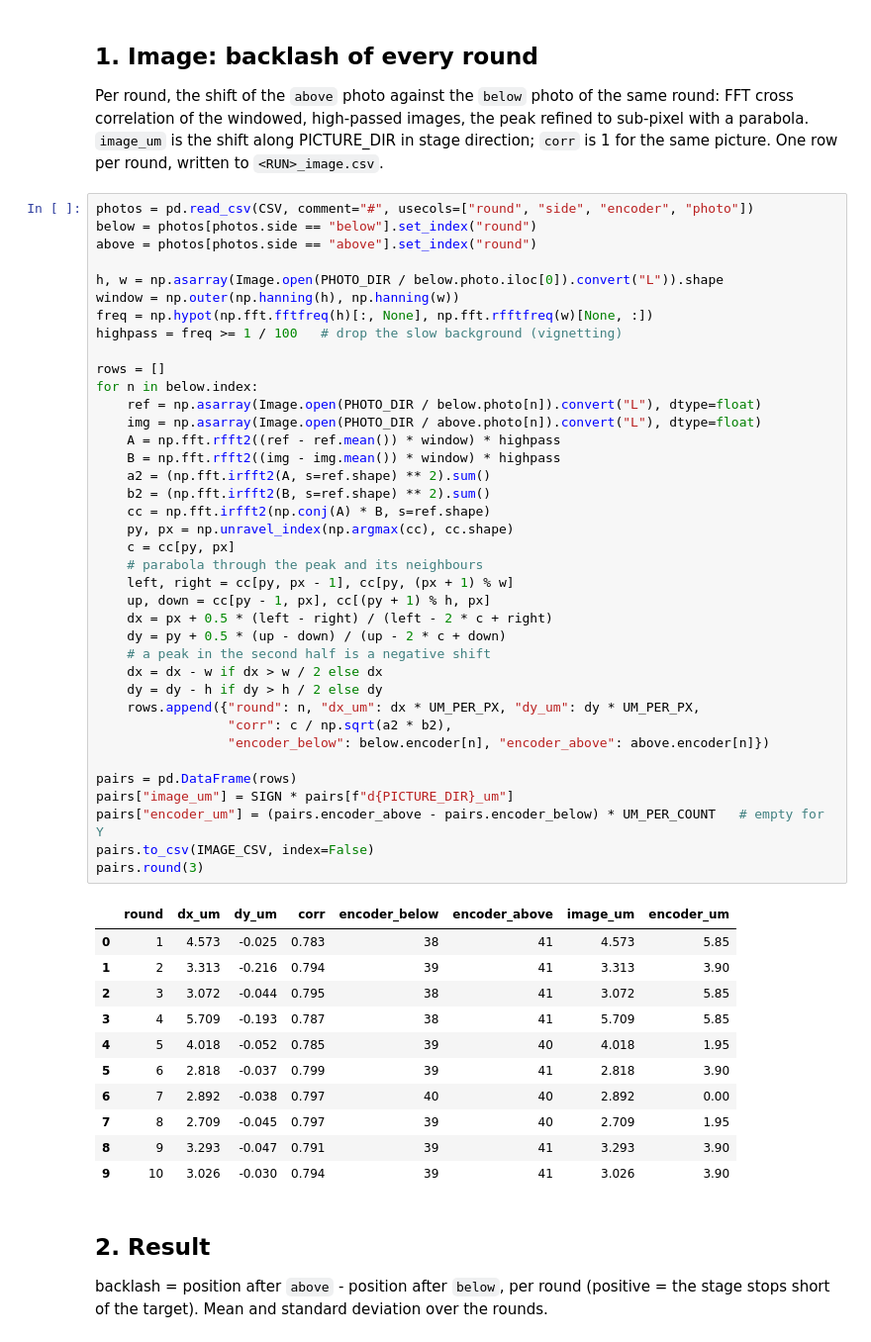
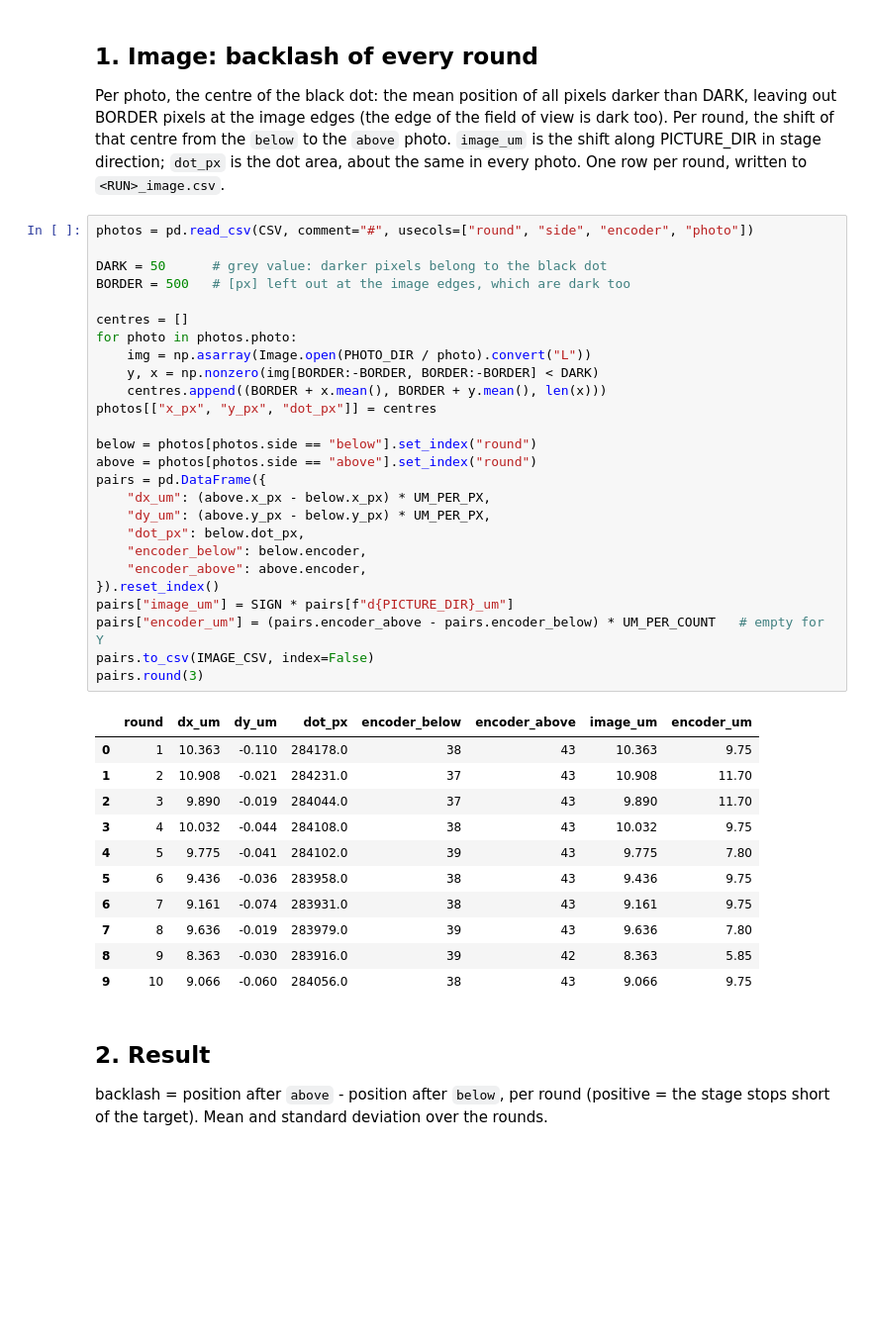
Before and after one commit to haikew/uc2-esp32, a Jupyter notebook: tools/PYTHON/encoder_test/backlash.ipynb, the cells around one changed output. Shown at 99% size. Cells and saved outputs as stored; diff of their text form; blank space fills up the shorter version.

```diff
--- a/tools/PYTHON/encoder_test/backlash.ipynb
+++ b/tools/PYTHON/encoder_test/backlash.ipynb
@@ -42,60 +42,49 @@ COLOR = "#eb6834"       # linear encoder, as the 24 h linear run
 # %% [markdown]
 ## 1. Image: backlash of every round
 
-Per round, the shift of the `above` photo against the `below` photo of the same round: FFT cross
-correlation of the windowed, high-passed images, the peak refined to sub-pixel with a parabola.
-`image_um` is the shift along PICTURE_DIR in stage direction; `corr` is 1 for the same picture.
+Per photo, the centre of the black dot: the mean position of all pixels darker than DARK, leaving out
+BORDER pixels at the image edges (the edge of the field of view is dark too).
+Per round, the shift of that centre from the `below` to the `above` photo.
+`image_um` is the shift along PICTURE_DIR in stage direction; `dot_px` is the dot area, about the same in every photo.
 One row per round, written to `<RUN>_image.csv`.
 # %%
 photos = pd.read_csv(CSV, comment="#", usecols=["round", "side", "encoder", "photo"])
+
+DARK = 50      # grey value: darker pixels belong to the black dot
+BORDER = 500   # [px] left out at the image edges, which are dark too
+
+centres = []
+for photo in photos.photo:
+    img = np.asarray(Image.open(PHOTO_DIR / photo).convert("L"))
+    y, x = np.nonzero(img[BORDER:-BORDER, BORDER:-BORDER] < DARK)
+    centres.append((BORDER + x.mean(), BORDER + y.mean(), len(x)))
+photos[["x_px", "y_px", "dot_px"]] = centres
+
 below = photos[photos.side == "below"].set_index("round")
 above = photos[photos.side == "above"].set_index("round")
-
-h, w = np.asarray(Image.open(PHOTO_DIR / below.photo.iloc[0]).convert("L")).shape
-window = np.outer(np.hanning(h), np.hanning(w))
-freq = np.hypot(np.fft.fftfreq(h)[:, None], np.fft.rfftfreq(w)[None, :])
-highpass = freq >= 1 / 100   # drop the slow background (vignetting)
-
-rows = []
-for n in below.index:
-    ref = np.asarray(Image.open(PHOTO_DIR / below.photo[n]).convert("L"), dtype=float)
-    img = np.asarray(Image.open(PHOTO_DIR / above.photo[n]).convert("L"), dtype=float)
-    A = np.fft.rfft2((ref - ref.mean()) * window) * highpass
-    B = np.fft.rfft2((img - img.mean()) * window) * highpass
-    a2 = (np.fft.irfft2(A, s=ref.shape) ** 2).sum()
-    b2 = (np.fft.irfft2(B, s=ref.shape) ** 2).sum()
-    cc = np.fft.irfft2(np.conj(A) * B, s=ref.shape)
-    py, px = np.unravel_index(np.argmax(cc), cc.shape)
-    c = cc[py, px]
-    # parabola through the peak and its neighbours
-    left, right = cc[py, px - 1], cc[py, (px + 1) % w]
-    up, down = cc[py - 1, px], cc[(py + 1) % h, px]
-    dx = px + 0.5 * (left - right) / (left - 2 * c + right)
-    dy = py + 0.5 * (up - down) / (up - 2 * c + down)
-    # a peak in the second half is a negative shift
-    dx = dx - w if dx > w / 2 else dx
-    dy = dy - h if dy > h / 2 else dy
-    rows.append({"round": n, "dx_um": dx * UM_PER_PX, "dy_um": dy * UM_PER_PX,
-                 "corr": c / np.sqrt(a2 * b2),
-                 "encoder_below": below.encoder[n], "encoder_above": above.encoder[n]})
-
-pairs = pd.DataFrame(rows)
+pairs = pd.DataFrame({
+    "dx_um": (above.x_px - below.x_px) * UM_PER_PX,
+    "dy_um": (above.y_px - below.y_px) * UM_PER_PX,
+    "dot_px": below.dot_px,
+    "encoder_below": below.encoder,
+    "encoder_above": above.encoder,
+}).reset_index()
 pairs["image_um"] = SIGN * pairs[f"d{PICTURE_DIR}_um"]
 pairs["encoder_um"] = (pairs.encoder_above - pairs.encoder_below) * UM_PER_COUNT   # empty for Y
 pairs.to_csv(IMAGE_CSV, index=False)
 pairs.round(3)
 # %% [output]
-|  | round | dx_um | dy_um | corr | encoder_below | encoder_above | image_um | encoder_um |
-| 0 | 1 | 4.573 | -0.025 | 0.783 | 38 | 41 | 4.573 | 5.85 |
-| 1 | 2 | 3.313 | -0.216 | 0.794 | 39 | 41 | 3.313 | 3.90 |
-| 2 | 3 | 3.072 | -0.044 | 0.795 | 38 | 41 | 3.072 | 5.85 |
-| 3 | 4 | 5.709 | -0.193 | 0.787 | 38 | 41 | 5.709 | 5.85 |
-| 4 | 5 | 4.018 | -0.052 | 0.785 | 39 | 40 | 4.018 | 1.95 |
-| 5 | 6 | 2.818 | -0.037 | 0.799 | 39 | 41 | 2.818 | 3.90 |
-| 6 | 7 | 2.892 | -0.038 | 0.797 | 40 | 40 | 2.892 | 0.00 |
-| 7 | 8 | 2.709 | -0.045 | 0.797 | 39 | 40 | 2.709 | 1.95 |
-| 8 | 9 | 3.293 | -0.047 | 0.791 | 39 | 41 | 3.293 | 3.90 |
-| 9 | 10 | 3.026 | -0.030 | 0.794 | 39 | 41 | 3.026 | 3.90 |
+|  | round | dx_um | dy_um | dot_px | encoder_below | encoder_above | image_um | encoder_um |
+| 0 | 1 | 10.363 | -0.110 | 284178.0 | 38 | 43 | 10.363 | 9.75 |
+| 1 | 2 | 10.908 | -0.021 | 284231.0 | 37 | 43 | 10.908 | 11.70 |
+| 2 | 3 | 9.890 | -0.019 | 284044.0 | 37 | 43 | 9.890 | 11.70 |
+| 3 | 4 | 10.032 | -0.044 | 284108.0 | 38 | 43 | 10.032 | 9.75 |
+| 4 | 5 | 9.775 | -0.041 | 284102.0 | 39 | 43 | 9.775 | 7.80 |
+| 5 | 6 | 9.436 | -0.036 | 283958.0 | 38 | 43 | 9.436 | 9.75 |
+| 6 | 7 | 9.161 | -0.074 | 283931.0 | 38 | 43 | 9.161 | 9.75 |
+| 7 | 8 | 9.636 | -0.019 | 283979.0 | 39 | 43 | 9.636 | 7.80 |
+| 8 | 9 | 8.363 | -0.030 | 283916.0 | 39 | 42 | 8.363 | 5.85 |
+| 9 | 10 | 9.066 | -0.060 | 284056.0 | 38 | 43 | 9.066 | 9.75 |
 # %% [markdown]
 ## 2. Result
 
```
Also changed, not shown: parts of 4 cells of this notebook, 1 other file.
